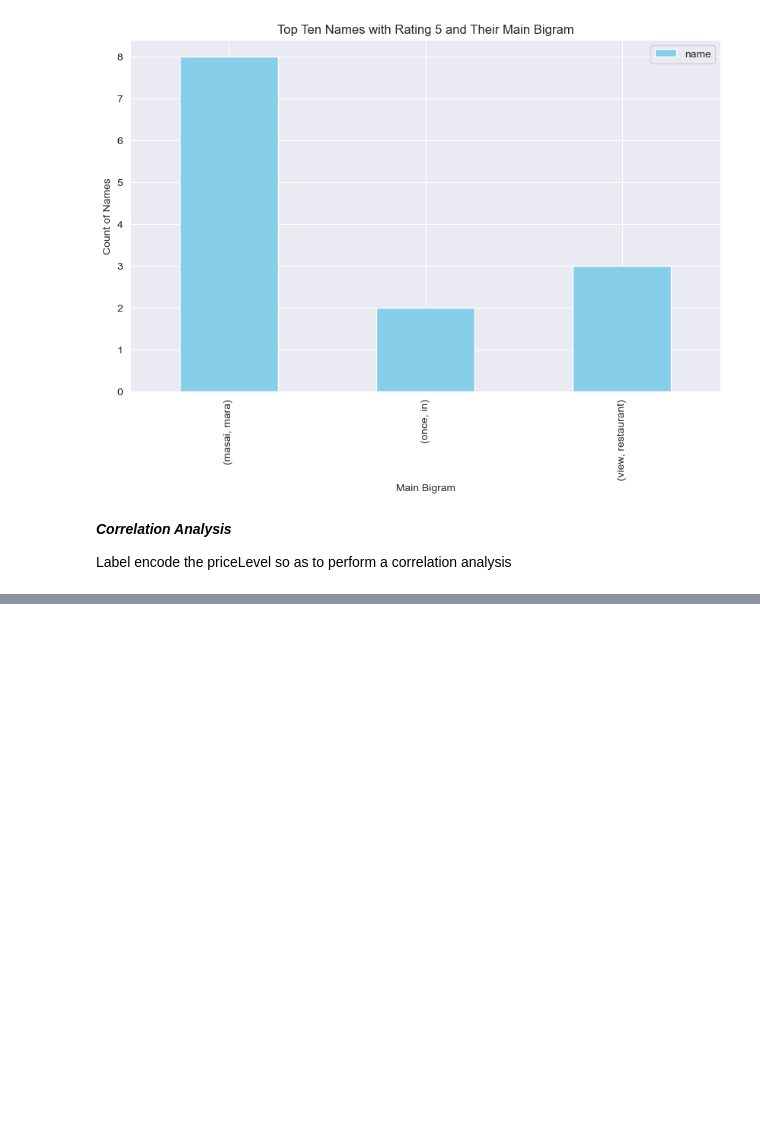
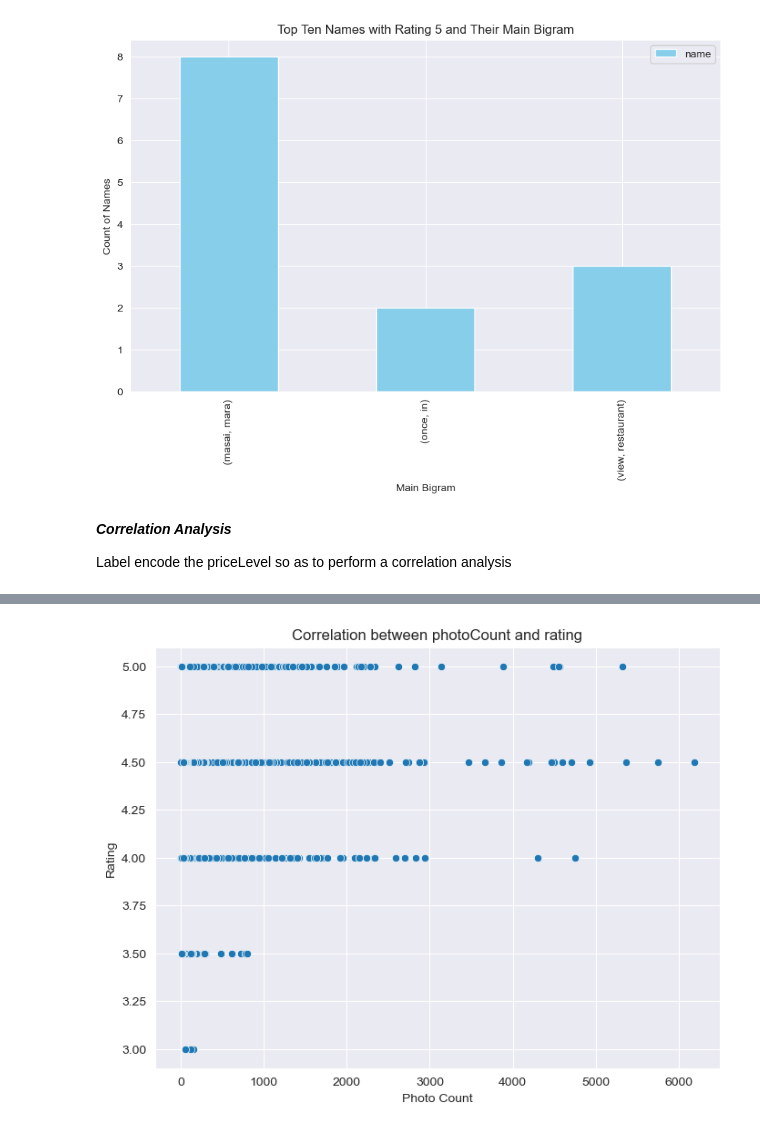
Before and after one commit to Misfit911/SafariHub, a Jupyter notebook: safarihub.ipynb, the cells around one changed output, grey strips where cells are left out. Cells and saved outputs as stored; diff of their text form; code cells hidden in the pictures; blank space fills up the shorter version.

```diff
--- a/safarihub.ipynb
+++ b/safarihub.ipynb
@@ -855,0 +953,10 @@ The following columns were dropped due to being object types:
+# %%
+
+plt.figure(figsize=(8, 6))
+sns.scatterplot(x=data['photoCount'], y=data['rating'])
+plt.title('Correlation between photoCount and rating')
+plt.xlabel('Photo Count')
+plt.ylabel('Rating')
+plt.show()
+# %% [output]
+[figure, added]
```
Also changed, not shown: parts of 17 cells of this notebook.
